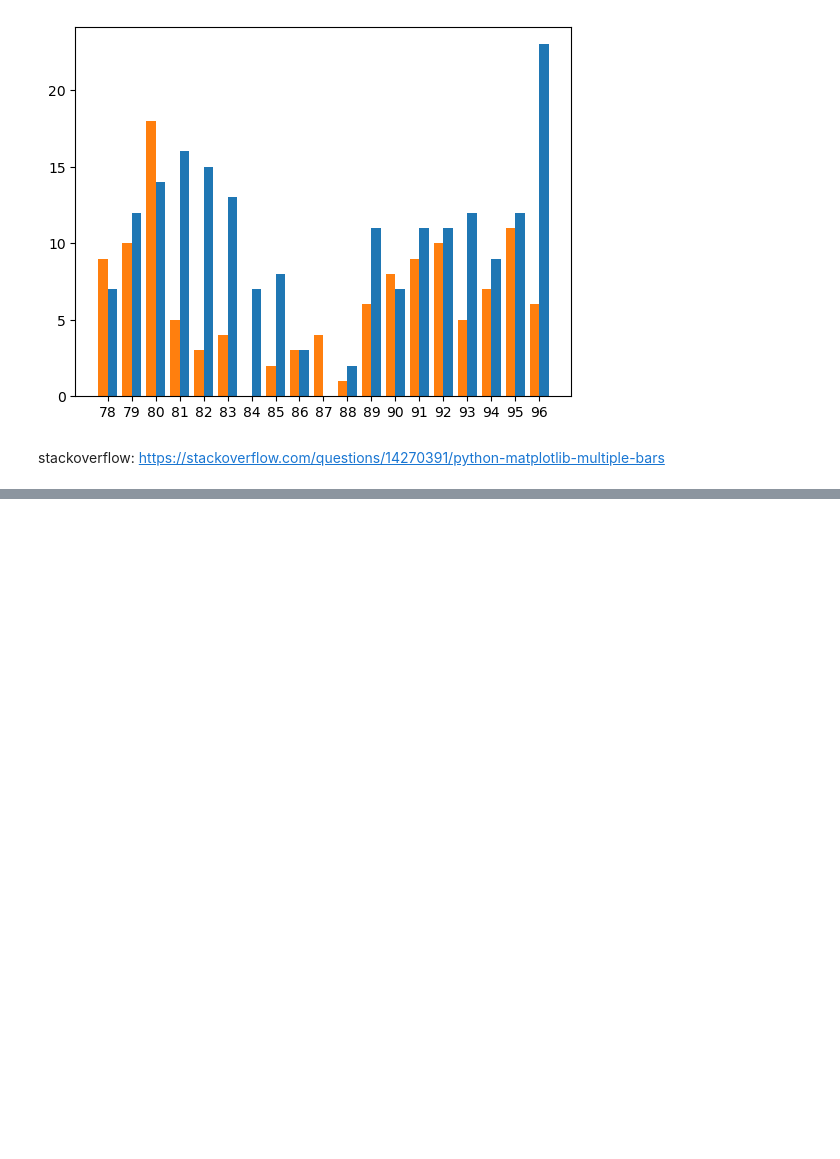
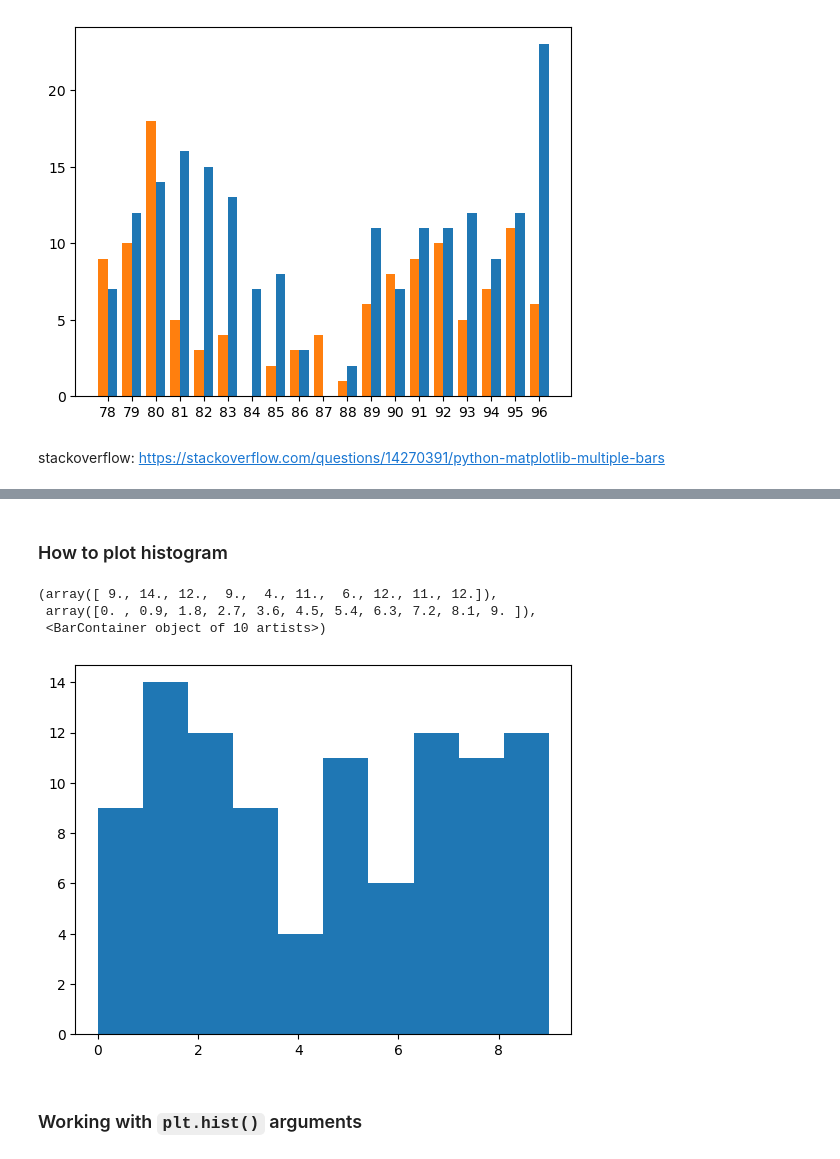
Before and after one commit to howsam/python-for-ai, a Jupyter notebook: matplotlib/intro-to-matplotlib.ipynb, the cells around one changed output, grey strips where cells are left out. Drawn from its saved outputs; the diff is of its cells as text; code cells hidden in the pictures; blank space fills up the shorter version.

```diff
--- a/matplotlib/intro-to-matplotlib.ipynb
+++ b/matplotlib/intro-to-matplotlib.ipynb
@@ -511,0 +524,13 @@ stackoverflow: https://stackoverflow.com/questions/14270391/python-matplotlib-mu
+# %% [markdown]
+### How to plot histogram
+# %%
+x = np.random.randint(10, size=(100,))
+counts, bin_edges = plt.hist(x)
+plt.hist(x);
+# %% [output]
+(array([ 9., 14., 12.,  9.,  4., 11.,  6., 12., 11., 12.]),
+ array([0. , 0.9, 1.8, 2.7, 3.6, 4.5, 5.4, 6.3, 7.2, 8.1, 9. ]),
+ <BarContainer object of 10 artists>)
+[figure, added]
+# %% [markdown]
+### Working with `plt.hist()` arguments
```
Also changed, not shown: parts of 90 cells of this notebook, 51 other files.
